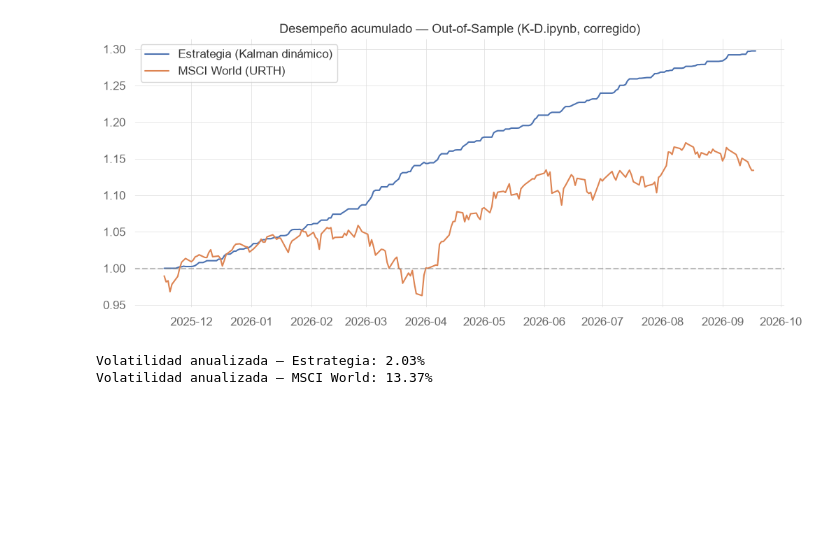
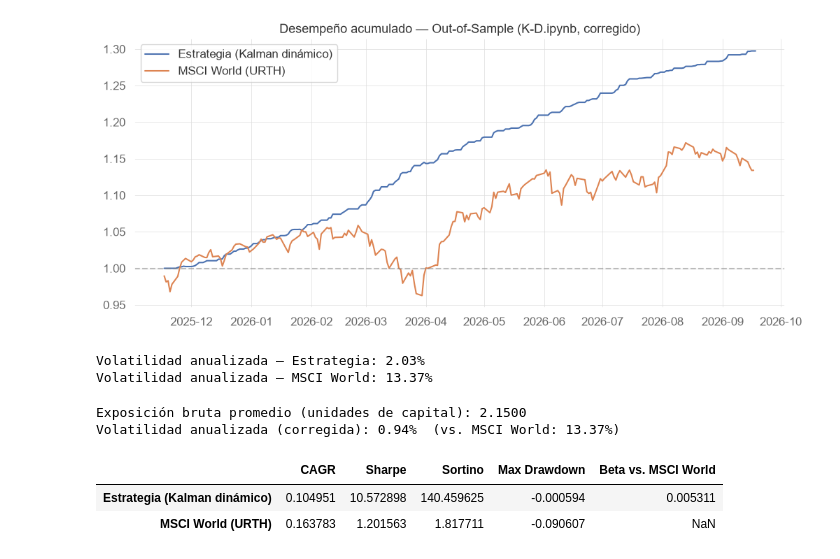
Before and after one commit to SamuOropeza/Investigacion_PCNM, a Jupyter notebook: K-D.ipynb, the cells around one changed output. Saved outputs shown, nothing was run; the diff lists cells and outputs as text; code cells hidden in the pictures; blank space fills up the shorter version.

```diff
--- a/K-D.ipynb
+++ b/K-D.ipynb
@@ -645,3 +645,33 @@ print(f"Volatilidad anualizada — MSCI World: {vol_benchmark:.2f}%")
 # %% [output]
 Volatilidad anualizada — Estrategia: 2.03%
 Volatilidad anualizada — MSCI World: 13.37%
+# %%
+# Exposición bruta: 1 unidad de la pata dependiente (JPY) + la suma de los pesos absolutos
+# de las 3 patas de cobertura (SEK, NOK, SGD), usando el promedio de beta_t en el tramo de test
+gross_exposure = 1.0 + avg_weights_dyn.sum()
+print(f"Exposición bruta promedio (unidades de capital): {gross_exposure:.4f}")
+
+strategy_returns_daily_dyn_v2 = (pnl_daily_dyn / gross_exposure).rename('strategy')
+
+vol_estrategia_v2 = strategy_returns_daily_dyn_v2.std() * np.sqrt(252) * 100
+print(f"Volatilidad anualizada (corregida): {vol_estrategia_v2:.2f}%  (vs. MSCI World: {vol_benchmark:.2f}%)")
+# %% [output]
+Exposición bruta promedio (unidades de capital): 2.1500
+Volatilidad anualizada (corregida): 0.94%  (vs. MSCI World: 13.37%)
+# %%
+metrics_dyn_v2 = pd.DataFrame({
+    'CAGR': [qs.stats.cagr(strategy_returns_daily_dyn_v2), qs.stats.cagr(benchmark_returns_daily_dyn)],
+    'Sharpe': [qs.stats.sharpe(strategy_returns_daily_dyn_v2), qs.stats.sharpe(benchmark_returns_daily_dyn)],
+    'Sortino': [qs.stats.sortino(strategy_returns_daily_dyn_v2), qs.stats.sortino(benchmark_returns_daily_dyn)],
+    'Max Drawdown': [qs.stats.max_drawdown(strategy_returns_daily_dyn_v2), qs.stats.max_drawdown(benchmark_returns_daily_dyn)],
+}, index=['Estrategia (Kalman dinámico)', 'MSCI World (URTH)'])
+
+metrics_dyn_v2.loc['Estrategia (Kalman dinámico)', 'Beta vs. MSCI World'] = qs.stats.greeks(
+    strategy_returns_daily_dyn_v2, benchmark_returns_daily_dyn
+)['beta']
+
+metrics_dyn_v2
+# %% [output]
+|  | CAGR | Sharpe | Sortino | Max Drawdown | Beta vs. MSCI World |
+| Estrategia (Kalman dinámico) | 0.104951 | 10.572898 | 140.459625 | -0.000594 | 0.005311 |
+| MSCI World (URTH) | 0.163783 | 1.201563 | 1.817711 | -0.090607 | NaN |
```
Also changed, not shown: parts of 13 cells of this notebook.
